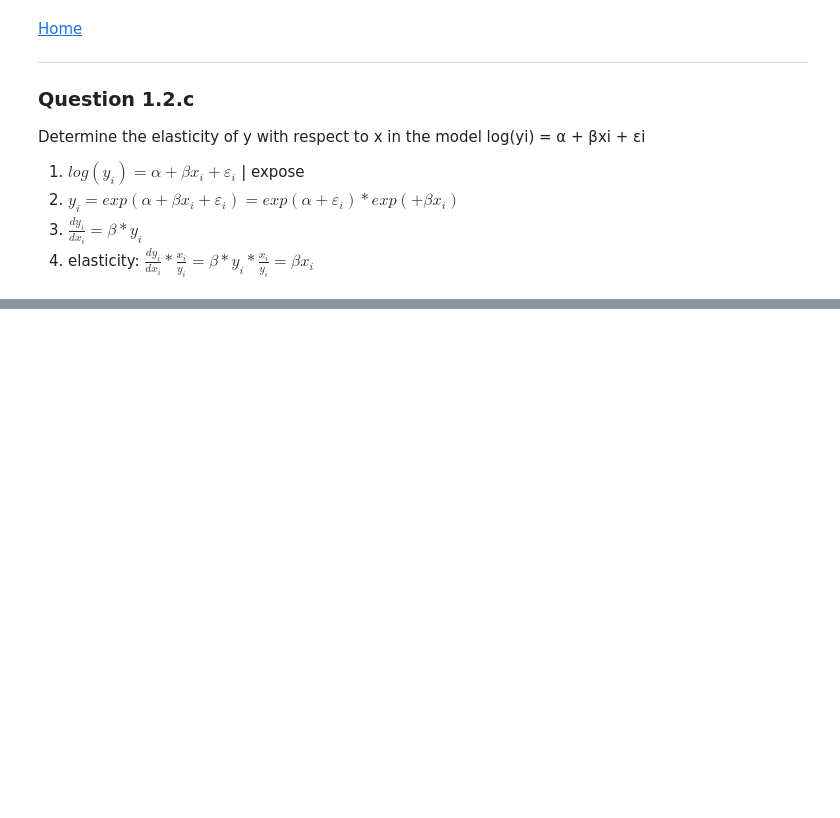
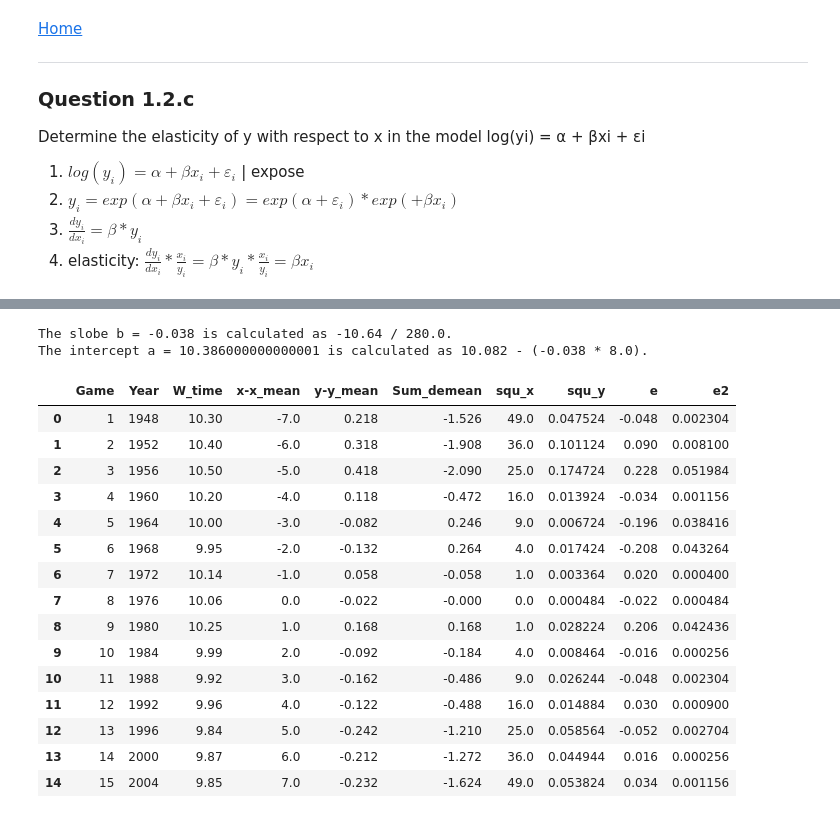
Before and after one commit to rogermoll/econometrics, a Jupyter notebook: Econometrics.ipynb, the cells around one changed output, grey strips where cells are left out. Drawn from its saved outputs; the diff is of its cells as text; code cells hidden in the pictures; blank space fills up the shorter version.

```diff
--- a/Econometrics.ipynb
+++ b/Econometrics.ipynb
@@ -285,0 +372,5 @@ Determine the elasticity of y with respect to x in the model log(yi) = α + βxi
+# %%
+df.rename(columns={'Winning time men':'W_time'}, inplace=True)
+#df.set_index('Game', inplace=True)
+#df['Year_trf'] = df['Game']-df.loc[:,"Res1"].mean()
+df.head()
@@ -285,0 +409,42 @@ Determine the elasticity of y with respect to x in the model log(yi) = α + βxi
+# %%
+b_nom = round(df.loc[:,"Sum_demean"].sum(),3)
+b_den = round(df.loc[:,"squ_x"].sum(),3)
+b =  b_nom / b_den
+w_mean =round(w_mean,3)
+a = w_mean - b * g_mean
+
+y_ysum = df.loc[:,"y-y_mean"].sum()
+
+print('The slobe b = {} is calculated as {} / {}.'.format(b, b_nom, b_den))
+print('The intercept a = {} is calculated as {} - ({} * {}). '.format(a, w_mean, b, g_mean, digits=3))
+# %% [output]
+The slobe b = -0.038 is calculated as -10.64 / 280.0.
+The intercept a = 10.386000000000001 is calculated as 10.082 - (-0.038 * 8.0).
+# %%
+df['e'] = df['W_time'] - a - b * df['Game']
+df['e2'] = df['e']**2
+
+df.head()
+
+e2_sum = df.loc[:,"e2"].sum()
+y2_sum = df.loc[:,"squ_y"].sum()
+R2 = 1 - (e2_sum / y2_sum)
+s = np.sqrt((1/(df.loc[:,"Year"].count()-2))*e2_sum)
+df.head(15)
+# %% [output]
+|  | Game | Year | W_time | x-x_mean | y-y_mean | Sum_demean | squ_x | squ_y | e | e2 |
+| 0 | 1 | 1948 | 10.30 | -7.0 | 0.218 | -1.526 | 49.0 | 0.047524 | -0.048 | 0.002304 |
+| 1 | 2 | 1952 | 10.40 | -6.0 | 0.318 | -1.908 | 36.0 | 0.101124 | 0.090 | 0.008100 |
+| 2 | 3 | 1956 | 10.50 | -5.0 | 0.418 | -2.090 | 25.0 | 0.174724 | 0.228 | 0.051984 |
+| 3 | 4 | 1960 | 10.20 | -4.0 | 0.118 | -0.472 | 16.0 | 0.013924 | -0.034 | 0.001156 |
+| 4 | 5 | 1964 | 10.00 | -3.0 | -0.082 | 0.246 | 9.0 | 0.006724 | -0.196 | 0.038416 |
+| 5 | 6 | 1968 | 9.95 | -2.0 | -0.132 | 0.264 | 4.0 | 0.017424 | -0.208 | 0.043264 |
+| 6 | 7 | 1972 | 10.14 | -1.0 | 0.058 | -0.058 | 1.0 | 0.003364 | 0.020 | 0.000400 |
+| 7 | 8 | 1976 | 10.06 | 0.0 | -0.022 | -0.000 | 0.0 | 0.000484 | -0.022 | 0.000484 |
+| 8 | 9 | 1980 | 10.25 | 1.0 | 0.168 | 0.168 | 1.0 | 0.028224 | 0.206 | 0.042436 |
+| 9 | 10 | 1984 | 9.99 | 2.0 | -0.092 | -0.184 | 4.0 | 0.008464 | -0.016 | 0.000256 |
+| 10 | 11 | 1988 | 9.92 | 3.0 | -0.162 | -0.486 | 9.0 | 0.026244 | -0.048 | 0.002304 |
+| 11 | 12 | 1992 | 9.96 | 4.0 | -0.122 | -0.488 | 16.0 | 0.014884 | 0.030 | 0.000900 |
+| 12 | 13 | 1996 | 9.84 | 5.0 | -0.242 | -1.210 | 25.0 | 0.058564 | -0.052 | 0.002704 |
+| 13 | 14 | 2000 | 9.87 | 6.0 | -0.212 | -1.272 | 36.0 | 0.044944 | 0.016 | 0.000256 |
+| 14 | 15 | 2004 | 9.85 | 7.0 | -0.232 | -1.624 | 49.0 | 0.053824 | 0.034 | 0.001156 |
```
Also changed, not shown: parts of 13 cells of this notebook.
